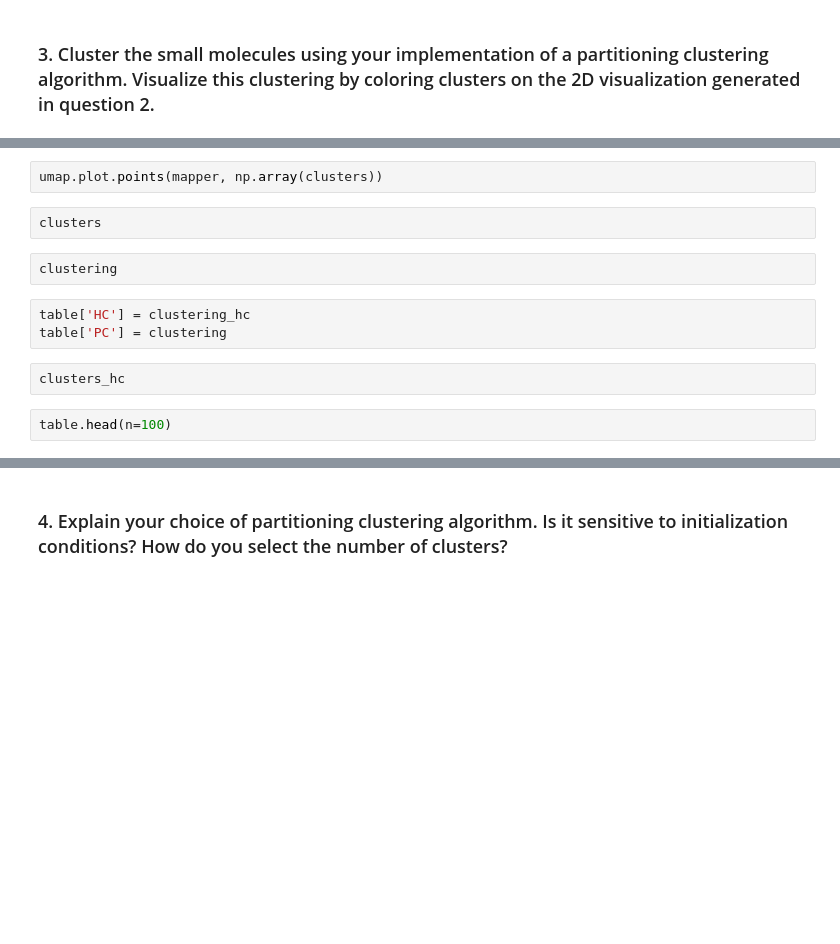
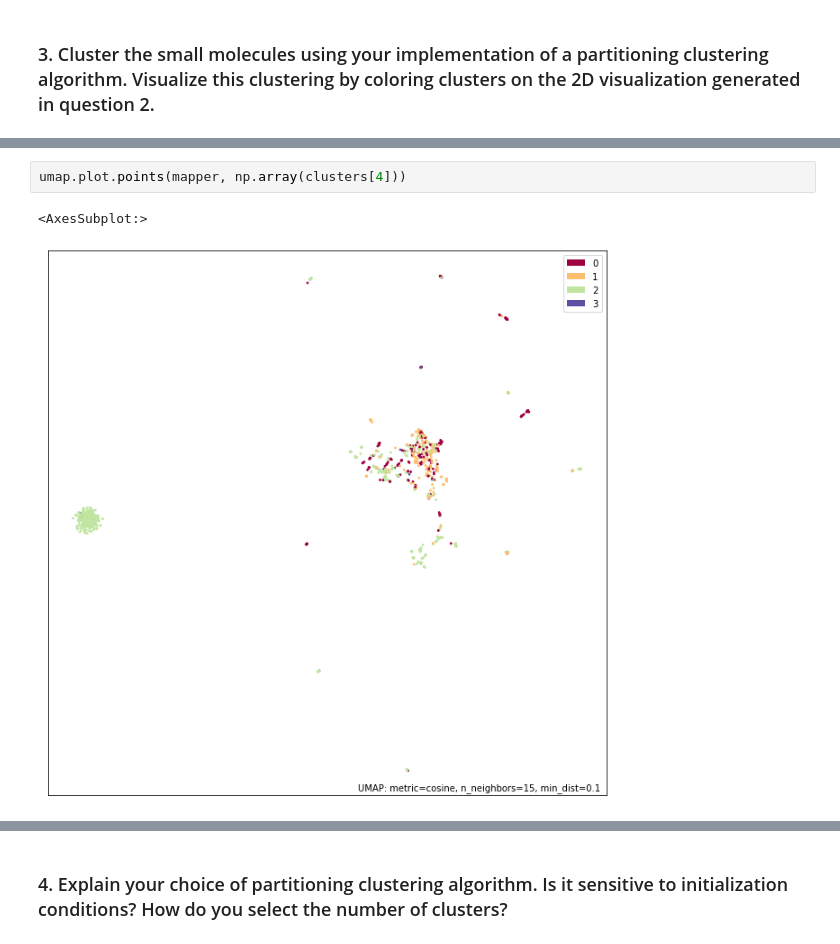
Before and after one commit to maggietsui/Project2, a Jupyter notebook: Margaret_Tsui_BMI203_HW2.ipynb, the cells around one changed output, grey strips where cells are left out. Drawn from its saved outputs; the diff is of its cells as text; blank space fills up the shorter version.

```diff
--- a/Margaret_Tsui_BMI203_HW2.ipynb
+++ b/Margaret_Tsui_BMI203_HW2.ipynb
@@ -100,13 +73,5 @@ for i in range(len(clusters)):
 # %%
-umap.plot.points(mapper, np.array(clusters))
+umap.plot.points(mapper, np.array(clusters[4]))
+# %% [output]
+<AxesSubplot:>
+[figure, added]
-# %%
-clusters
-# %%
-clustering
-# %%
-table['HC'] = clustering_hc
-table['PC'] = clustering
-# %%
-clusters_hc
-# %%
-table.head(n=100)
```
Also changed, not shown: parts of 48 cells of this notebook, 1 other file.
